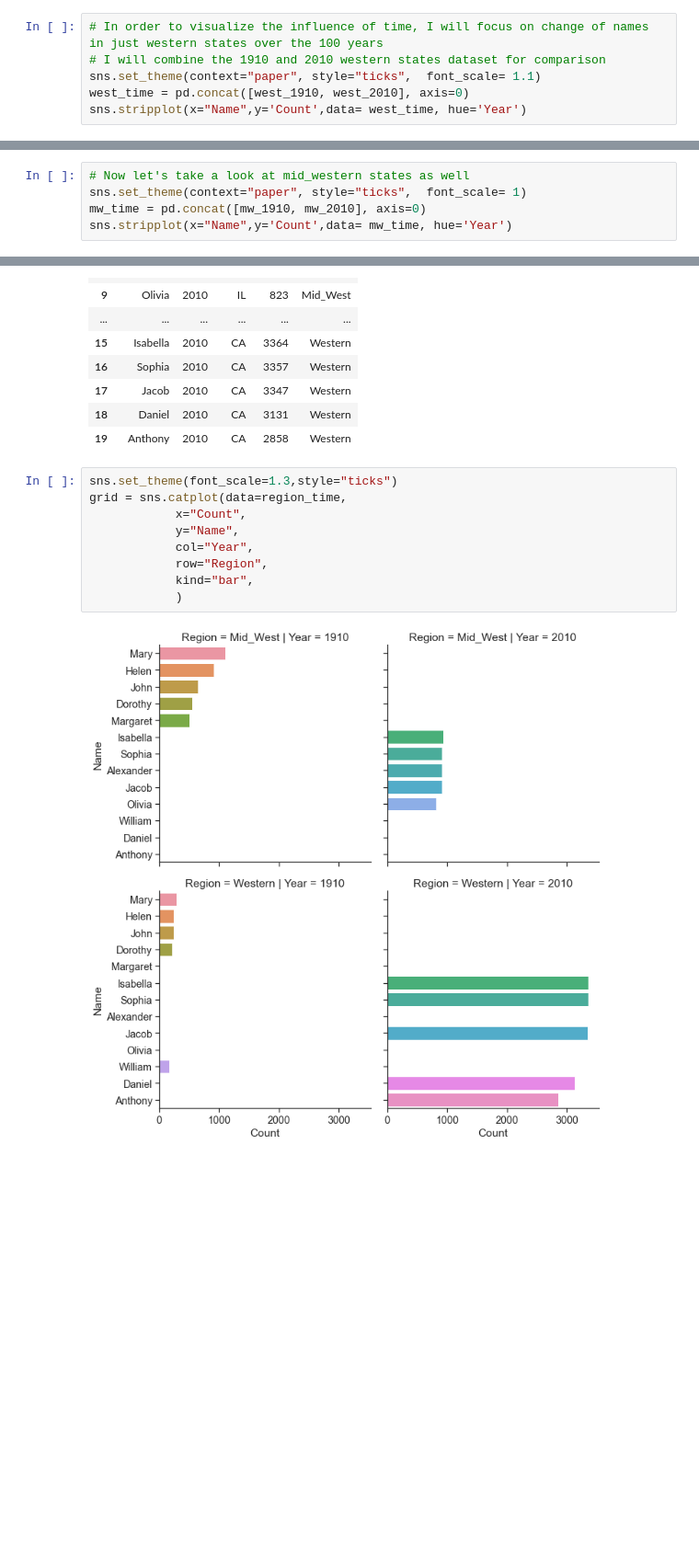
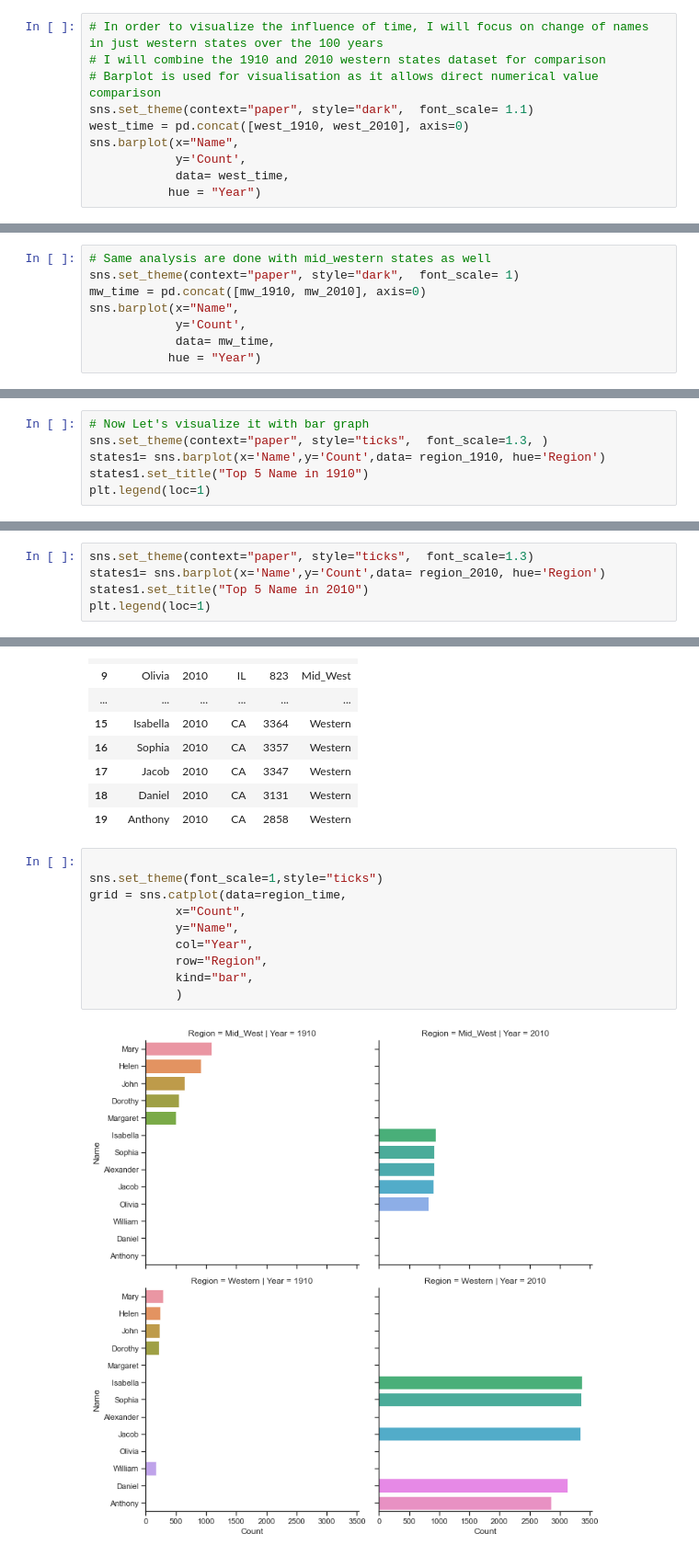
Before and after one commit to data301-2020-winter2/course-project-group_1039, a Jupyter notebook: analysis/Rita/Milestonr2_EDA.ipynb, the cells around one changed output, grey strips where cells are left out. Shown: that part at 92% size. Cells and saved outputs as stored; diff of their text form; blank space fills up the shorter version.

```diff
--- a/analysis/Rita/Milestonr2_EDA.ipynb
+++ b/analysis/Rita/Milestonr2_EDA.ipynb
@@ -188,8 +188,12 @@ mw_2010
 # %%
 # In order to visualize the influence of time, I will focus on change of names in just western states over the 100 years
 # I will combine the 1910 and 2010 western states dataset for comparison
-sns.set_theme(context="paper", style="ticks",  font_scale= 1.1)
+# Barplot is used for visualisation as it allows direct numerical value comparison
+sns.set_theme(context="paper", style="dark",  font_scale= 1.1)
 west_time = pd.concat([west_1910, west_2010], axis=0)
-sns.stripplot(x="Name",y='Count',data= west_time, hue='Year')
+sns.barplot(x="Name",
+            y='Count',
+            data= west_time,
+           hue = "Year")
 # %% [output]
 <AxesSubplot:xlabel='Name', ylabel='Count'>
@@ -197,7 +203,10 @@ sns.stripplot(x="Name",y='Count',data= west_time, hue='Year')
 # %%
-# Now let's take a look at mid_western states as well
-sns.set_theme(context="paper", style="ticks",  font_scale= 1)
+# Same analysis are done with mid_western states as well
+sns.set_theme(context="paper", style="dark",  font_scale= 1)
 mw_time = pd.concat([mw_1910, mw_2010], axis=0)
-sns.stripplot(x="Name",y='Count',data= mw_time, hue='Year')
+sns.barplot(x="Name",
+            y='Count',
+            data= mw_time,
+           hue = "Year")
 # %% [output]
 <AxesSubplot:xlabel='Name', ylabel='Count'>
@@ -215,0 +245,6 @@ Now I want to take a closer look at the ***regional difference***
+# %%
+# Now Let's visualize it with bar graph
+sns.set_theme(context="paper", style="ticks",  font_scale=1.3, )
+states1= sns.barplot(x='Name',y='Count',data= region_1910, hue='Region')
+states1.set_title("Top 5 Name in 1910")
+plt.legend(loc=1)
@@ -215,0 +256,5 @@ Now I want to take a closer look at the ***regional difference***
+# %%
+sns.set_theme(context="paper", style="ticks",  font_scale=1.3)
+states1= sns.barplot(x='Name',y='Count',data= region_2010, hue='Region')
+states1.set_title("Top 5 Name in 2010")
+plt.legend(loc=1)
@@ -238,13 +305,14 @@ region_time
 | 18 | Daniel | 2010 | CA | 3131 | Western |
 | 19 | Anthony | 2010 | CA | 2858 | Western |
 # %%
-sns.set_theme(font_scale=1.3,style="ticks")
+
+sns.set_theme(font_scale=1,style="ticks")
 grid = sns.catplot(data=region_time,
             x="Count",
             y="Name",
             col="Year",
             row="Region",
             kind="bar",
             )
 # %% [output]
-[figure, old version]
+[figure, new version]
```
Also changed, not shown: parts of 11 cells of this notebook, 2 other files.
